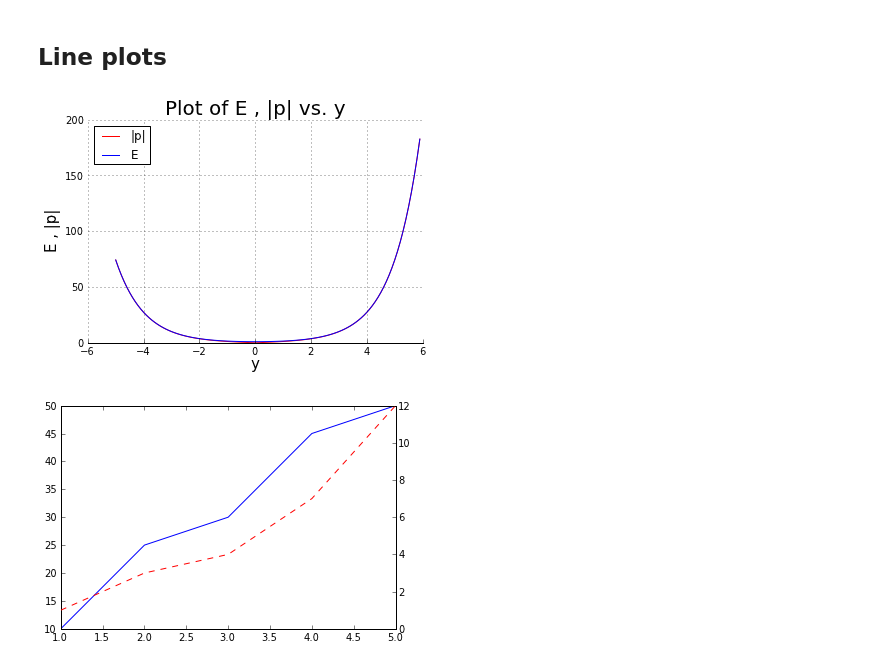
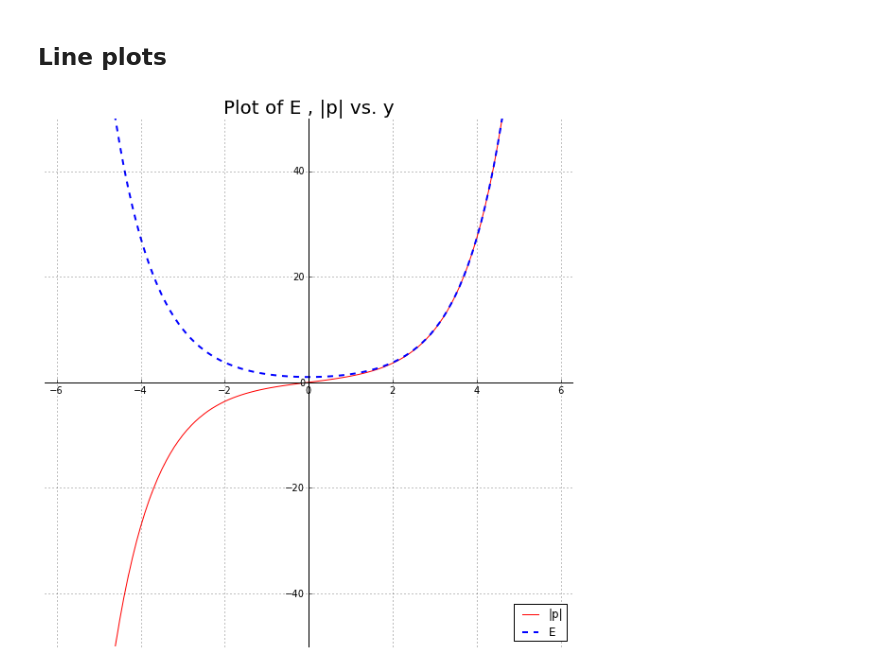
Before and after one commit to dcrose/PHYS202-S13, a Jupyter notebook: PlotTemplates.ipynb, the cells around one changed output. Saved outputs shown, nothing was run; the diff lists cells and outputs as text; code cells hidden in the pictures.

```diff
--- a/PlotTemplates.ipynb
+++ b/PlotTemplates.ipynb
@@ -13,33 +13,32 @@ z = abs(p)           # Calls the absulolute value of p.
 # %%
-plot(y,z,color="red",label="|p|") # Creates a plot of the absolute value of p vs. y.
-plot(y,E,color="blue",label="E")  # Creates a plit of E vs. y.
-xlabel("y",fontsize=15)           # Creates an x-label.
-ylabel("E , |p|",fontsize=15)     # Creates a y-label.
+plot(y,p,color="red",label="|p|") # Creates a plot of the absolute value of p vs. y.
+
+plot(y,E,color="blue",label="E",linestyle="--",lw=2)  # Creates a plit of E vs. y.
+
+xlabel("y",fontsize=15,position=(.83, 0))           # Creates an x-label.
+
+ylabel("E , |p|",fontsize=15,position=(0, .8))     # Creates a y-label.
+
 title("Plot of E , |p| vs. y",fontsize = 20) # Creates a title.
-legend(loc = "upper left")        # Initializes the legend.
+
+legend(loc = "lower right")        # Initializes the legend.
+
+axis([-2*pi,2*pi,-50,50])          # Sets the axis limits.
+
 ax = gca()
-ax.spines["right"].set_color("none") # Removes the right border.
-ax.spines["top"].set_color("none")   # Removes the top border.
-ax.spines["left"].set_color("none")  # Removes the left border.
-ax.yaxis.set_ticks_position("none")
+
+ax.spines["right"].set_position("center") # moves the right border.
+
+ax.spines["bottom"].set_position("center")  # moves the bottom border.
+
+ax.spines["left"].set_position("center")  # moves the left border.
+
+ax.spines["top"].set_position("center")   # moves the top border
+
+ax.yaxis.set_ticks_position("left")
+
 ax.xaxis.set_ticks_position("bottom")
+
 grid(True)
 # %% [output]
-[figure, old version]
+[figure, new version]
-# %%
-from pylab import *
-
-x = [1,2,3,4,5]
-y1 = [10,25,30,45,50]
-y2 = [1,3,4,7,12]
-
-ax1 = subplot(111)
-
-plot(x, y1, 'b-')
-
-ax2 = twinx()
-
-plot(x, y2, 'r--')
-show()
-# %% [output]
-[figure, removed]
```
Also changed, not shown: parts of 12 cells of this notebook.
